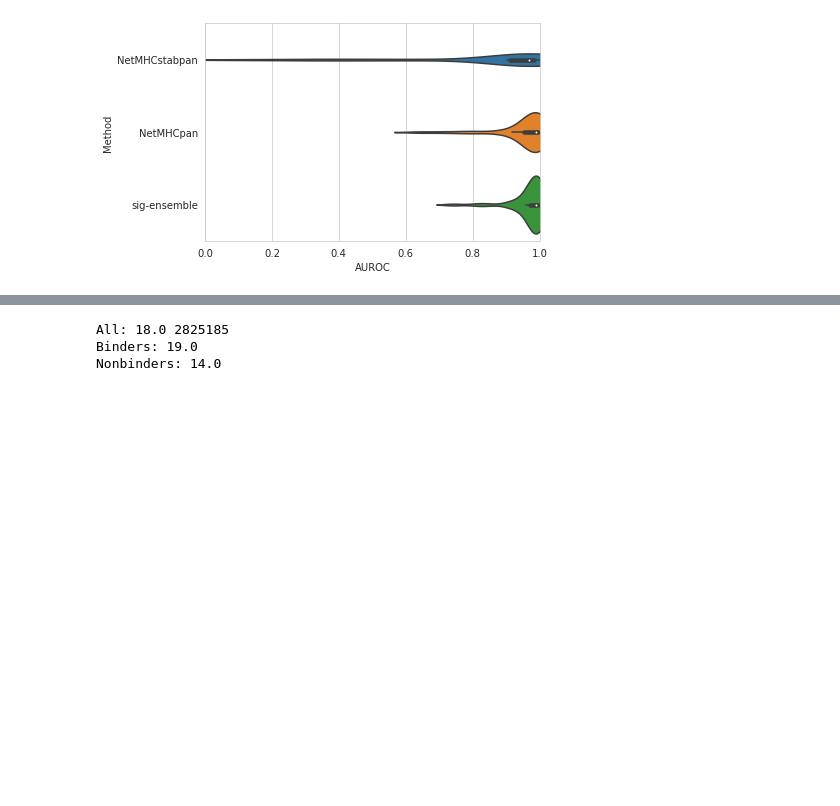
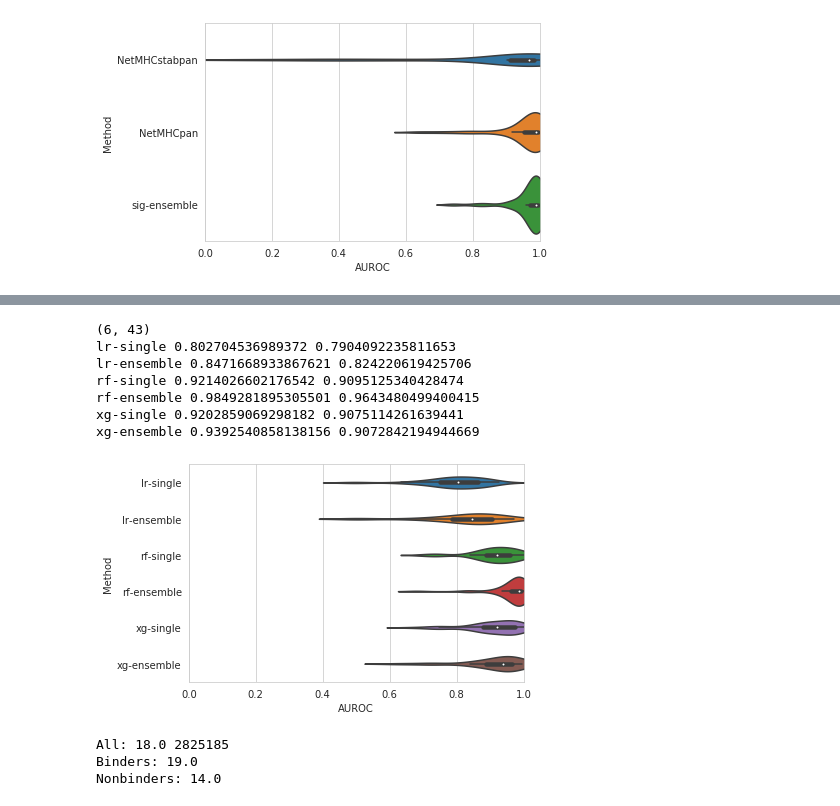
Before and after one commit to KavrakiLab/pHLA-RFclassifier-from-structure, a Jupyter notebook: figures.ipynb, the cells around one changed output, grey strips where cells are left out. Drawn from its saved outputs; the diff is of its cells as text; code cells hidden in the pictures; blank space fills up the shorter version.

```diff
--- a/figures.ipynb
+++ b/figures.ipynb
@@ -380,3 +466,68 @@ sig-ensemble 0.9875 0.9677717826038922
+# %%
+# Plot all allele tests: across models and data types
+#output_label, train_acc, test_acc, auroc, pp1, tp, fp, tn, fn, precision, recall, mcc
+data_frame = {'Method':[], 'AUROC':[]}
+
+#methods = ["netMHCpan", "netMHCstabpan", "reg", "r2", "sig", "reg_e", "r2_e", "sig_e"]
+#locs = ["netMHCpan/netMHCpan.csv", "netMHCstabpan/netMHCstabpan.csv", \
+#        "param_sweep/allelereg.csv", "param_sweep/alleler2.csv", "param_sweep/allelesig.csv", \
+#        "allele_ensemblereg.csv", "allele_ensembler2.csv", "allele_ensemblesig.csv"]
+methods = ["lr-single", "lr-ensemble", "rf-single", "rf-ensemble", "xg-single", "xg-ensemble"]
+locs = ["allelesig_lr.csv","allele_ensemblesig_lr.csv","allelesig.csv","allele_ensemblesig.csv","allelesig_xg.csv","allele_ensemblesig_xg.csv"]
+
+vals = []
+for i in range(len(methods)):
+
+    aurocs = []
+    f = open("comparison/" + locs[i], 'r')
+    for line in f:
+        line_arr= line.split(",")
+        if methods[i] == "NetMHC" and len(line_arr) < 3: auroc = -1
+        else: auroc = float(line_arr[3])
+        aurocs.append(auroc)
+
+        if auroc > 0:
+            data_frame["Method"].append(methods[i])
+            data_frame["AUROC"].append(auroc)
+    f.close()
+    vals.append(aurocs)
+
+vals = np.array(vals)
+print(vals.shape)
+lr_single = vals[0]
+lr_ensemble = vals[1]
+rf_single = vals[2]
+rf_ensemble = vals[3]
+xg_single = vals[4]
+xg_ensemble = vals[5]
+
+sns.set_style("whitegrid")
+df = pd.DataFrame(data_frame)
+ax = sns.violinplot(x='AUROC', y="Method", data=df)
+#ax = sns.swarmplot(x='AUROC', y="Method", data=df)
+#ax = sns.boxplot(x='AUROC', y="Method", data=df)
+#ax = sns.boxplot(x="Method", y="AUROC", data=df,
+#        showcaps=False,boxprops={'facecolor':'None'},
+#        showfliers=False,whiskerprops={'linewidth':0})
+
+plt.xlabel("AUROC")
+plt.xlim([0.0, 1.0])
+#plt.show()
+#plt.savefig("/home/jabella/Downloads/auroc.eps", dpi=1000, bbox_inches = "tight")
+#plt.savefig("/home/jabella/Downloads/auroc.png", dpi=1000, bbox_inches = "tight")
+
+for i in range(len(vals)): print(methods[i], np.median(vals[i]), np.mean(vals[i]))
+
+plt.savefig("/home/jabella/gitcode/frontiers_2019/plots/comp_structural_methods.png", dpi=1000, bbox_inches = "tight")
+# %% [output]
+(6, 43)
+lr-single 0.802704536989372 0.7904092235811653
+lr-ensemble 0.8471668933867621 0.824220619425706
+rf-single 0.9214026602176542 0.9095125340428474
+rf-ensemble 0.9849281895305501 0.9643480499400415
+xg-single 0.9202859069298182 0.9075114261639441
+xg-ensemble 0.9392540858138156 0.9072842194944669
+[figure, added]
 # %%
 # Figure S1
 stats = defaultdict(lambda: -1)
```
Also changed, not shown: parts of 2 cells of this notebook.
